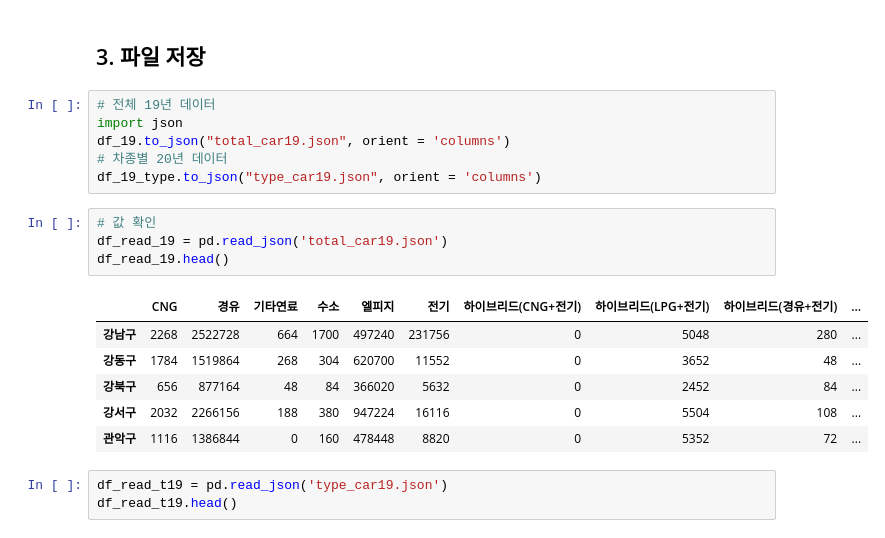
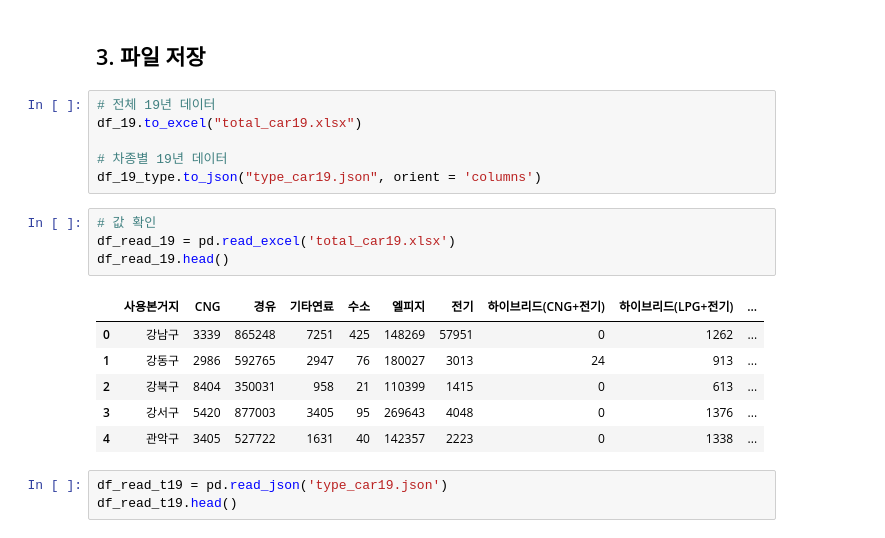
Before and after one commit to leejunghyunA/teamproject, a Jupyter notebook: 정현_ 전기차 미래 고객 파악.ipynb, the cells around one changed output. Cells and saved outputs as stored; diff of their text form.

```diff
--- a/정현_ 전기차 미래 고객 파악.ipynb
+++ b/정현_ 전기차 미래 고객 파악.ipynb
@@ -746,21 +748,21 @@ df_19_type.head()
 ## 3. 파일 저장
 # %%
 # 전체 19년 데이터
-import json
-df_19.to_json("total_car19.json", orient = 'columns')
-# 차종별 20년 데이터
+df_19.to_excel("total_car19.xlsx")
+
+# 차종별 19년 데이터
 df_19_type.to_json("type_car19.json", orient = 'columns')
 # %%
 # 값 확인
-df_read_19 = pd.read_json('total_car19.json')
+df_read_19 = pd.read_excel('total_car19.xlsx')
 df_read_19.head()
 # %% [output]
-|  | CNG | 경유 | 기타연료 | 수소 | 엘피지 | 전기 | 하이브리드(CNG+전기) | 하이브리드(LPG+전기) | 하이브리드(경유+전기) | ... |
-| 강남구 | 2268 | 2522728 | 664 | 1700 | 497240 | 231756 | 0 | 5048 | 280 | ... |
-| 강동구 | 1784 | 1519864 | 268 | 304 | 620700 | 11552 | 0 | 3652 | 48 | ... |
-| 강북구 | 656 | 877164 | 48 | 84 | 366020 | 5632 | 0 | 2452 | 84 | ... |
-| 강서구 | 2032 | 2266156 | 188 | 380 | 947224 | 16116 | 0 | 5504 | 108 | ... |
-| 관악구 | 1116 | 1386844 | 0 | 160 | 478448 | 8820 | 0 | 5352 | 72 | ... |
+|  | 사용본거지 | CNG | 경유 | 기타연료 | 수소 | 엘피지 | 전기 | 하이브리드(CNG+전기) | 하이브리드(LPG+전기) | ... |
+| 0 | 강남구 | 3339 | 865248 | 7251 | 425 | 148269 | 57951 | 0 | 1262 | ... |
+| 1 | 강동구 | 2986 | 592765 | 2947 | 76 | 180027 | 3013 | 24 | 913 | ... |
+| 2 | 강북구 | 8404 | 350031 | 958 | 21 | 110399 | 1415 | 0 | 613 | ... |
+| 3 | 강서구 | 5420 | 877003 | 3405 | 95 | 269643 | 4048 | 0 | 1376 | ... |
+| 4 | 관악구 | 3405 | 527722 | 1631 | 40 | 142357 | 2223 | 0 | 1338 | ... |
 # %%
 df_read_t19 = pd.read_json('type_car19.json')
 df_read_t19.head()
```
Also changed, not shown: parts of 7 cells of this notebook, 7 other files.
